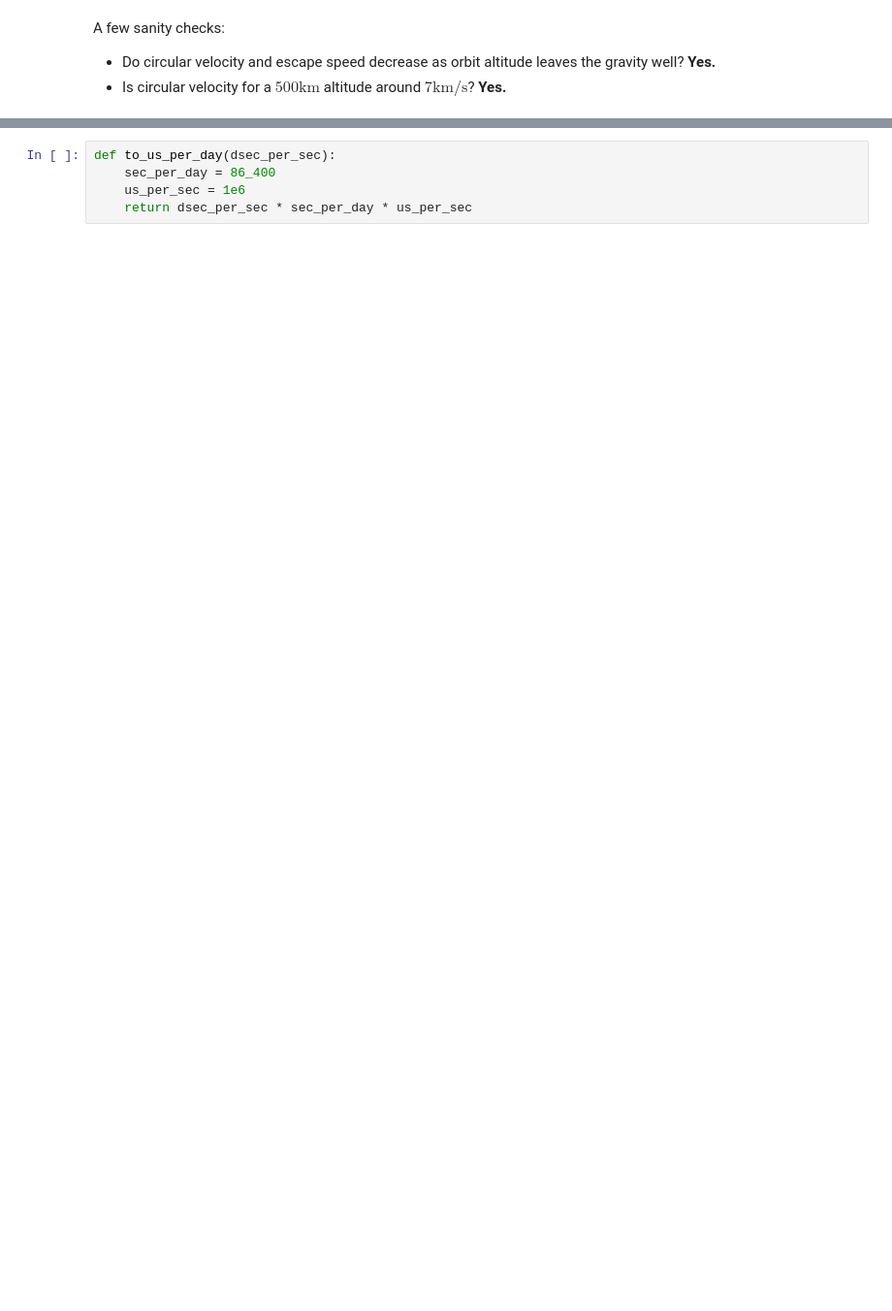
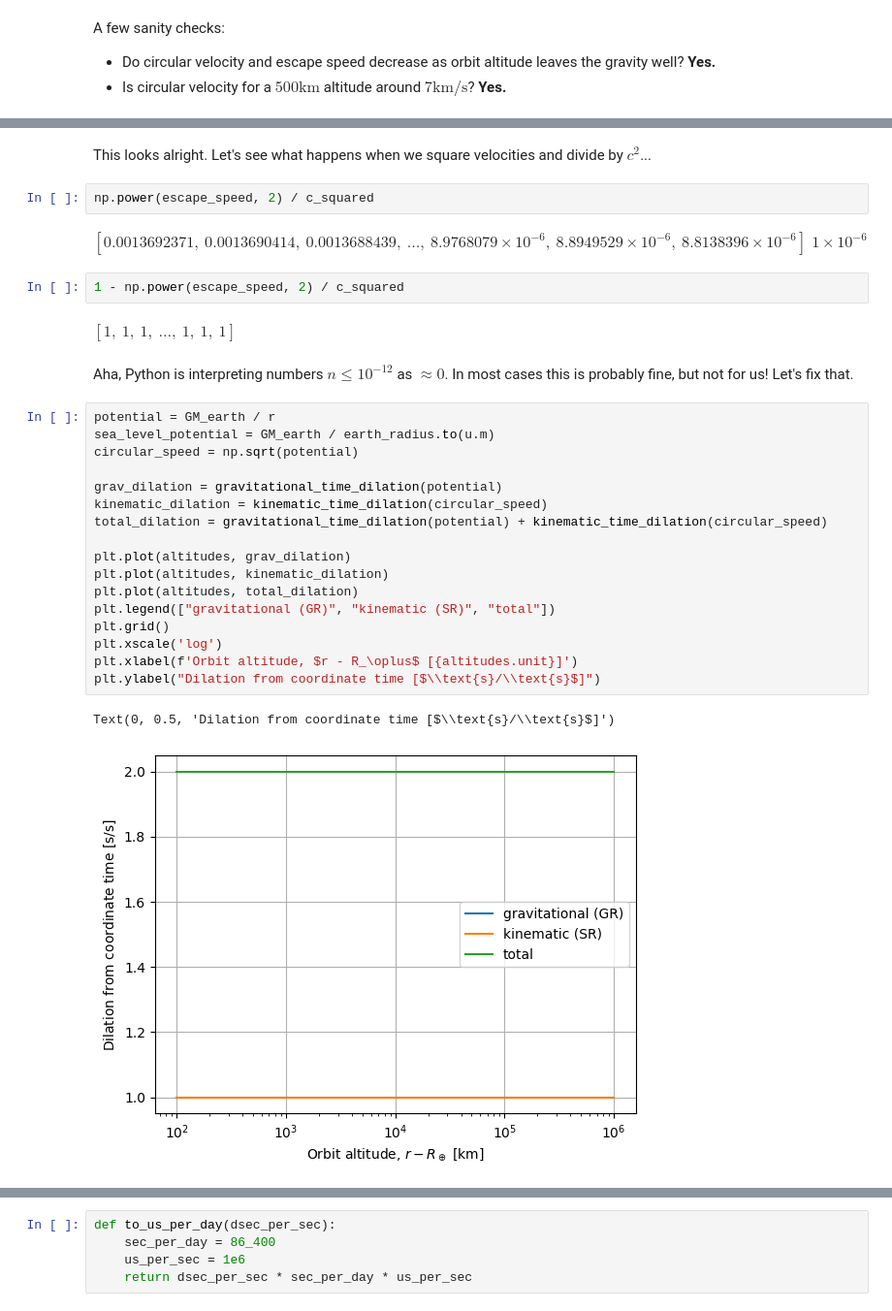
Before and after one commit to philiplinden/spacetime, a Jupyter notebook: learning/notebooks/time_dilation.ipynb, the cells around one changed output, grey strips where cells are left out. Shown: that part at 97% size. Saved outputs shown, nothing was run; the diff lists cells and outputs as text; blank space fills up the shorter version.

```diff
--- a/learning/notebooks/time_dilation.ipynb
+++ b/learning/notebooks/time_dilation.ipynb
@@ -241,3 +364,35 @@ Text(0, 0.5, 'Dilation from coordinate time [$\\text{s}/\\text{s}$]')
+# %% [markdown]
+This looks alright. Let's see what happens when we square velocities and divide by $c^2$...
+# %%
+np.power(escape_speed, 2) / c_squared
+# %% [output]
+$[0.0013692371,~0.0013690414,~0.0013688439,~\dots,~8.9768079 \times 10^{-6},~8.8949529 \times 10^{-6},~8.8138396 \times 10^{-6}] \; \mathrm{1 \times 10^{-6}}$
+# %%
+1 - np.power(escape_speed, 2) / c_squared
+# %% [output]
+$[1,~1,~1,~\dots,~1,~1,~1] \; \mathrm{}$
+# %% [markdown]
+Aha, Python is interpreting numbers $n \leq 10^{-12}$ as $\approx 0$. In most cases this is probably fine, but not for us! Let's fix that.
+# %%
+potential = GM_earth / r
+sea_level_potential = GM_earth / earth_radius.to(u.m)
+circular_speed = np.sqrt(potential)
+
+grav_dilation = gravitational_time_dilation(potential)
+kinematic_dilation = kinematic_time_dilation(circular_speed)
+total_dilation = gravitational_time_dilation(potential) + kinematic_time_dilation(circular_speed)
+
+plt.plot(altitudes, grav_dilation)
+plt.plot(altitudes, kinematic_dilation)
+plt.plot(altitudes, total_dilation)
+plt.legend(["gravitational (GR)", "kinematic (SR)", "total"])
+plt.grid()
+plt.xscale('log')
+plt.xlabel(f'Orbit altitude, $r - R_\oplus$ [{altitudes.unit}]')
+plt.ylabel("Dilation from coordinate time [$\\text{s}/\\text{s}$]")
+# %% [output]
+Text(0, 0.5, 'Dilation from coordinate time [$\\text{s}/\\text{s}$]')
+[figure, added]
 # %% [markdown]
 The shape looks sorta right, but the y-axis doesn't match our reference (the pink line below). We have to convert $s/s$ to $\mu s/day$. It also looks flipped from what we expect. This is because the figure is measuring the dilation from Earth's surface but we're displaying dilation with respect to coordinate time for the gravitational dilation.
 
```
Also changed, not shown: parts of 35 cells of this notebook.
